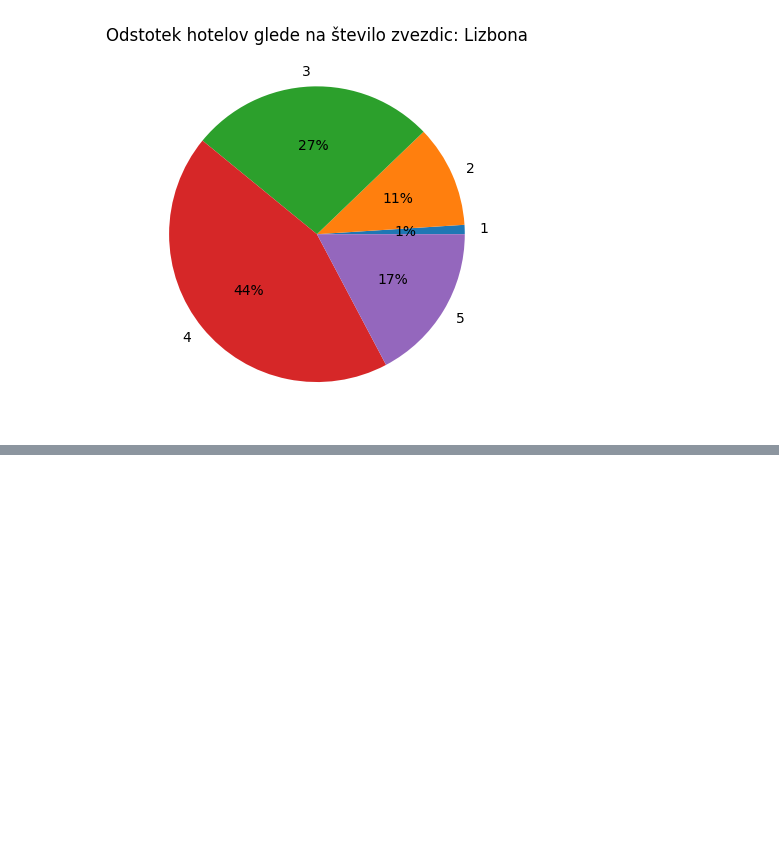
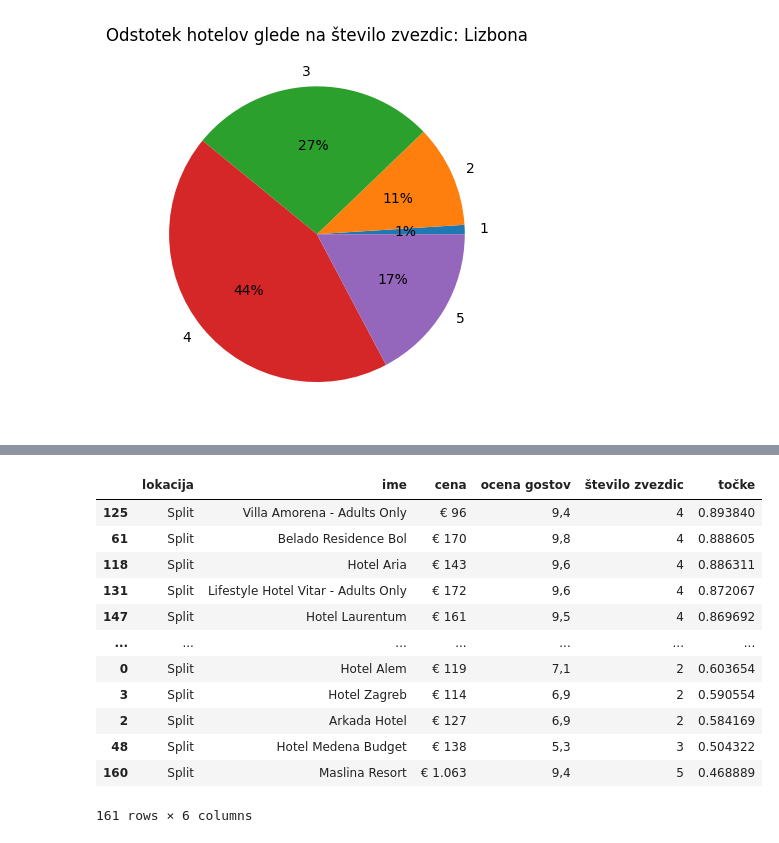
Before and after one commit to MiaCakarova/ProjektnaNaloga_AnalizaHotelovBooking, a Jupyter notebook: analiza_podatkov.ipynb, the cells around one changed output, grey strips where cells are left out. Cells and saved outputs as stored; diff of their text form; code cells hidden in the pictures; blank space fills up the shorter version.

```diff
--- a/analiza_podatkov.ipynb
+++ b/analiza_podatkov.ipynb
@@ -288,0 +336,16 @@ tortni_diagram(lizbona, 'Lizbona')
+# %%
+razvrsti_hotele(split)
+# %% [output]
+|  | lokacija | ime | cena | ocena gostov | število zvezdic | točke |
+| 125 | Split | Villa Amorena - Adults Only | € 96 | 9,4 | 4 | 0.893840 |
+| 61 | Split | Belado Residence Bol | € 170 | 9,8 | 4 | 0.888605 |
+| 118 | Split | Hotel Aria | € 143 | 9,6 | 4 | 0.886311 |
+| 131 | Split | Lifestyle Hotel Vitar - Adults Only | € 172 | 9,6 | 4 | 0.872067 |
+| 147 | Split | Hotel Laurentum | € 161 | 9,5 | 4 | 0.869692 |
+| ... | ... | ... | ... | ... | ... | ... |
+| 0 | Split | Hotel Alem | € 119 | 7,1 | 2 | 0.603654 |
+| 3 | Split | Hotel Zagreb | € 114 | 6,9 | 2 | 0.590554 |
+| 2 | Split | Arkada Hotel | € 127 | 6,9 | 2 | 0.584169 |
+| 48 | Split | Hotel Medena Budget | € 138 | 5,3 | 3 | 0.504322 |
+| 160 | Split | Maslina Resort | € 1.063 | 9,4 | 5 | 0.468889 |
+161 rows × 6 columns
```
Also changed, not shown: parts of 5 cells of this notebook.
